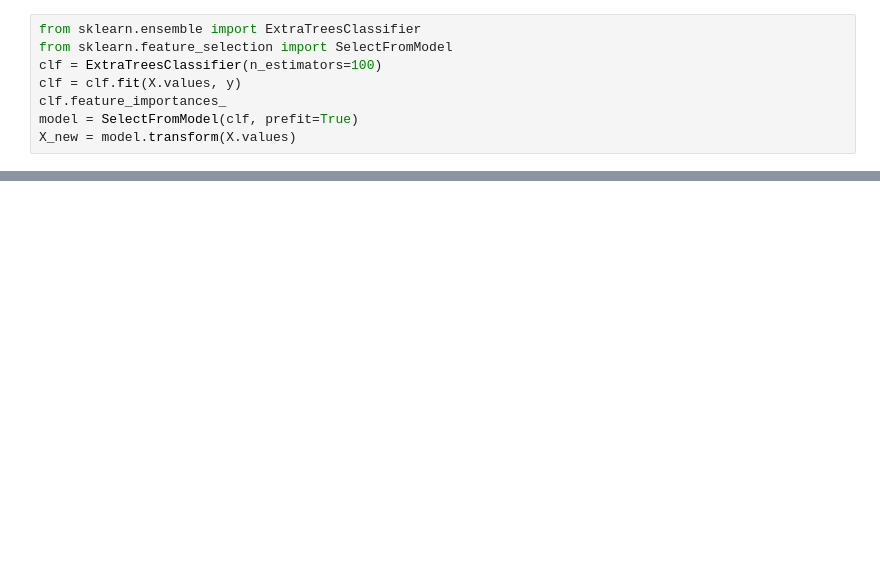
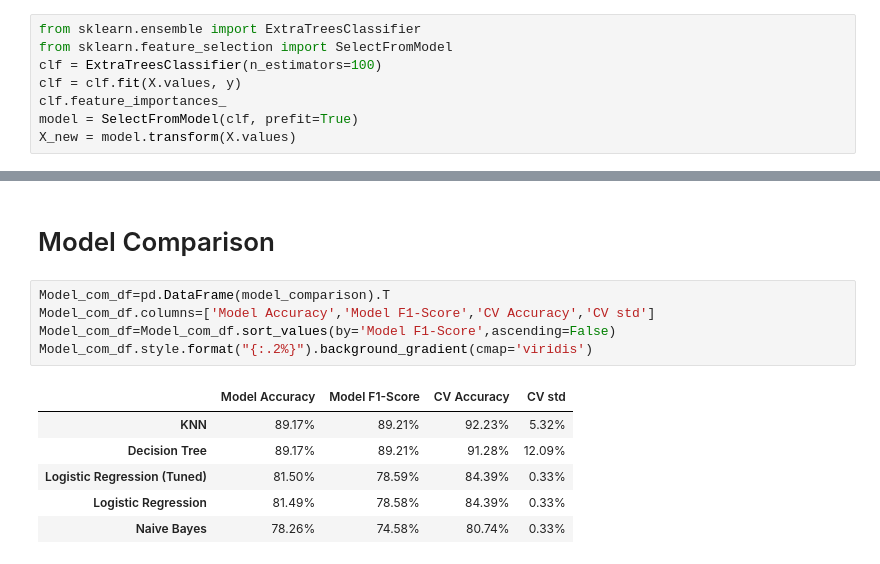
Before and after one commit to FedericoAriton99/CA-3-Strategic-Thinking, a Jupyter notebook: Federico_Ariton_Strategicthinking_Code_HDip_CA3.ipynb, the cells around one changed output, grey strips where cells are left out. Saved outputs shown, nothing was run; the diff lists cells and outputs as text; blank space fills up the shorter version.

```diff
--- a/Federico_Ariton_Strategicthinking_Code_HDip_CA3.ipynb
+++ b/Federico_Ariton_Strategicthinking_Code_HDip_CA3.ipynb
@@ -676,0 +704,14 @@ weighted avg       0.89      0.89      0.89      8238
+# %% [markdown]
+ # Model Comparison
+# %%
+Model_com_df=pd.DataFrame(model_comparison).T
+Model_com_df.columns=['Model Accuracy','Model F1-Score','CV Accuracy','CV std']
+Model_com_df=Model_com_df.sort_values(by='Model F1-Score',ascending=False)
+Model_com_df.style.format("{:.2%}").background_gradient(cmap='viridis')
+# %% [output]
+|  | Model Accuracy | Model F1-Score | CV Accuracy | CV std |
+| KNN | 89.17% | 89.21% | 92.23% | 5.32% |
+| Decision Tree | 89.17% | 89.21% | 91.28% | 12.09% |
+| Logistic Regression (Tuned) | 81.50% | 78.59% | 84.39% | 0.33% |
+| Logistic Regression | 81.49% | 78.58% | 84.39% | 0.33% |
+| Naive Bayes | 78.26% | 74.58% | 80.74% | 0.33% |
```
Also changed, not shown: parts of 47 cells of this notebook.
